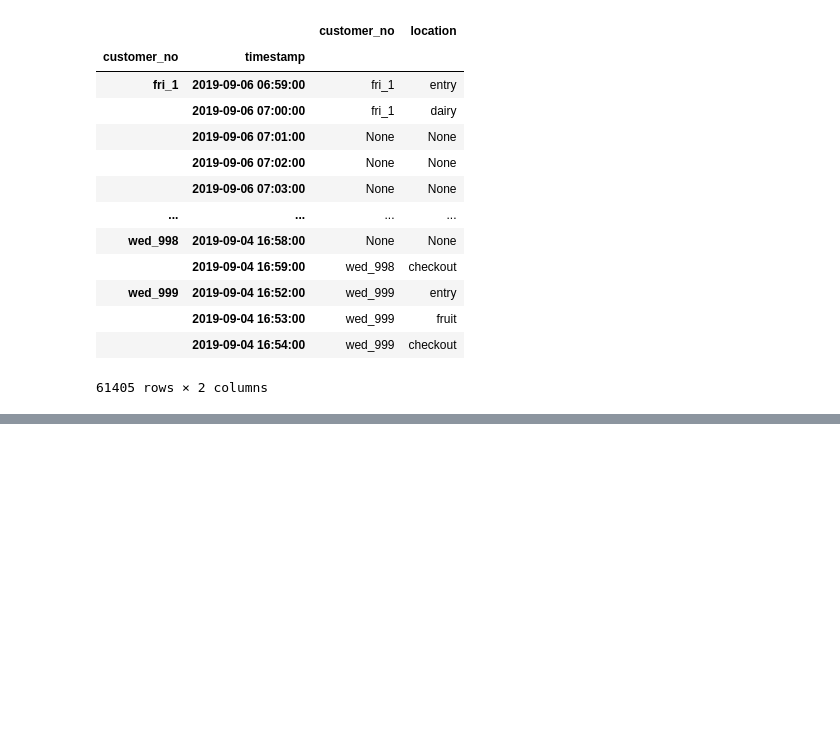
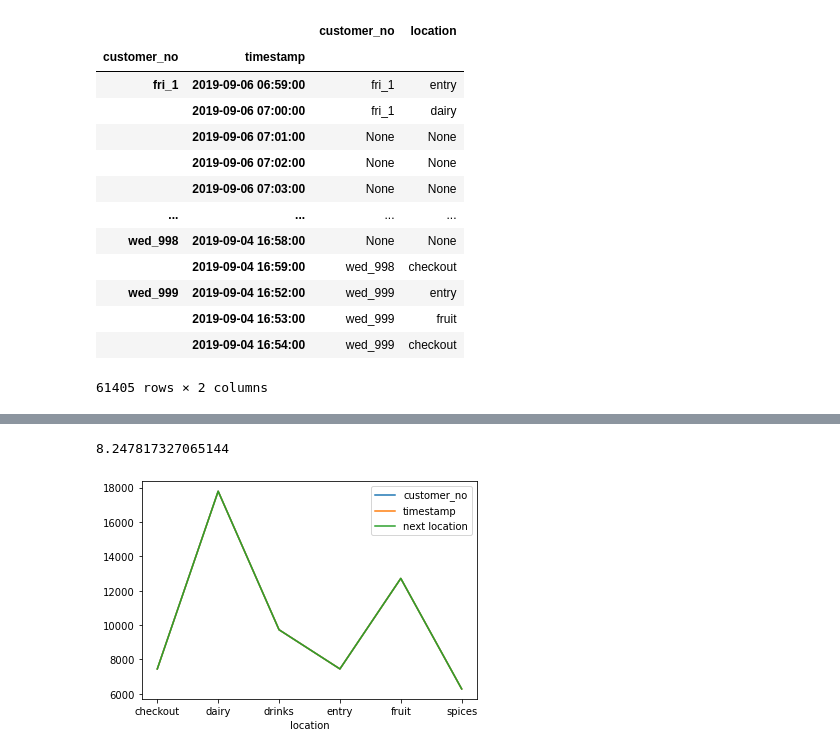
Before and after one commit to tnasc11/Martkov, a Jupyter notebook: Martkov - EDA.ipynb, the cells around one changed output, grey strips where cells are left out. Drawn from its saved outputs; the diff is of its cells as text; code cells hidden in the pictures; blank space fills up the shorter version.

```diff
--- a/Martkov - EDA.ipynb
+++ b/Martkov - EDA.ipynb
@@ -621,0 +625,12 @@ min_per_aisle_customer.plot();
+# %%
+# On average each customer stay for 8.2 minutes in the supermarket:
+
+weekb.groupby(['customer_no']).count().mean()[0]
+# %% [output]
+8.247817327065144
+# %%
+#Customers tend to spend longer time in Diary and Fruit aisles
+import matplotlib as plt
+weekb.groupby(['location']).count().plot();
+# %% [output]
+[figure, added]
```
Also changed, not shown: parts of 30 cells of this notebook.
